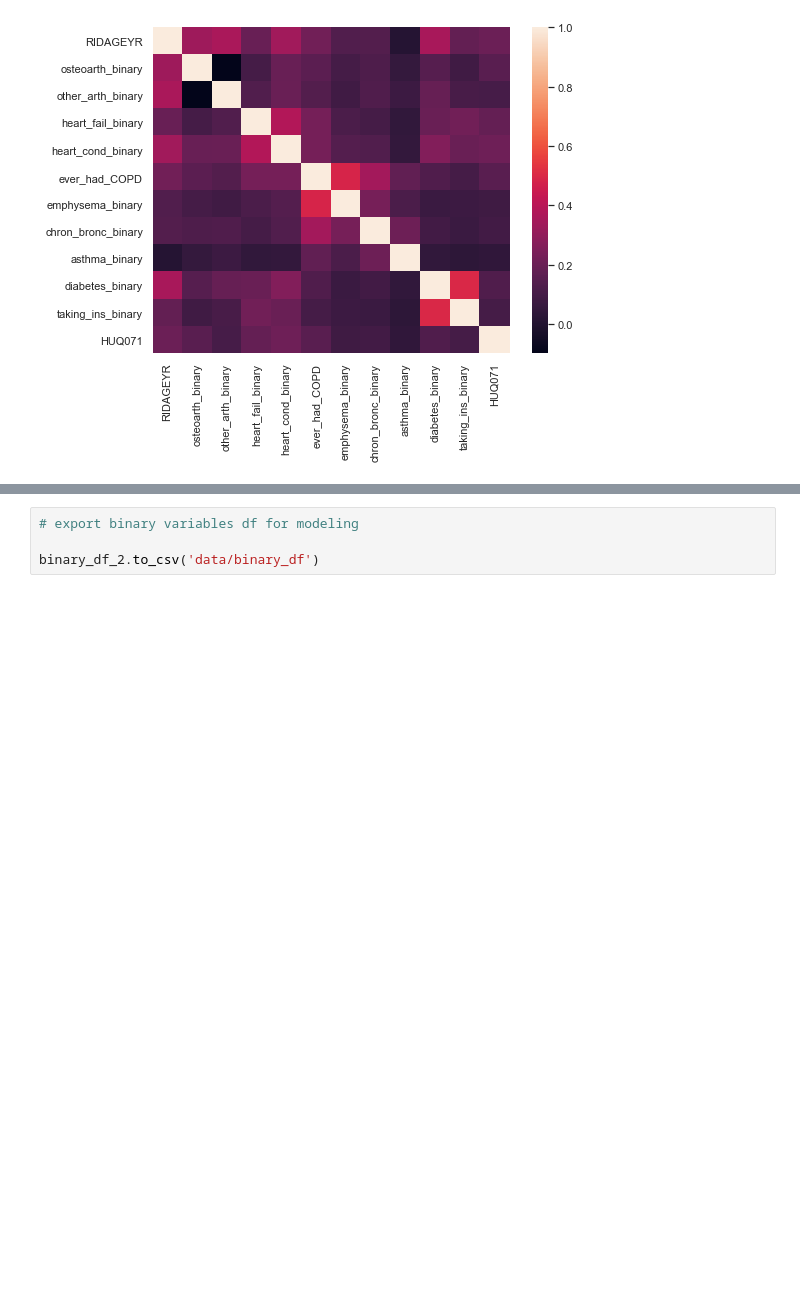
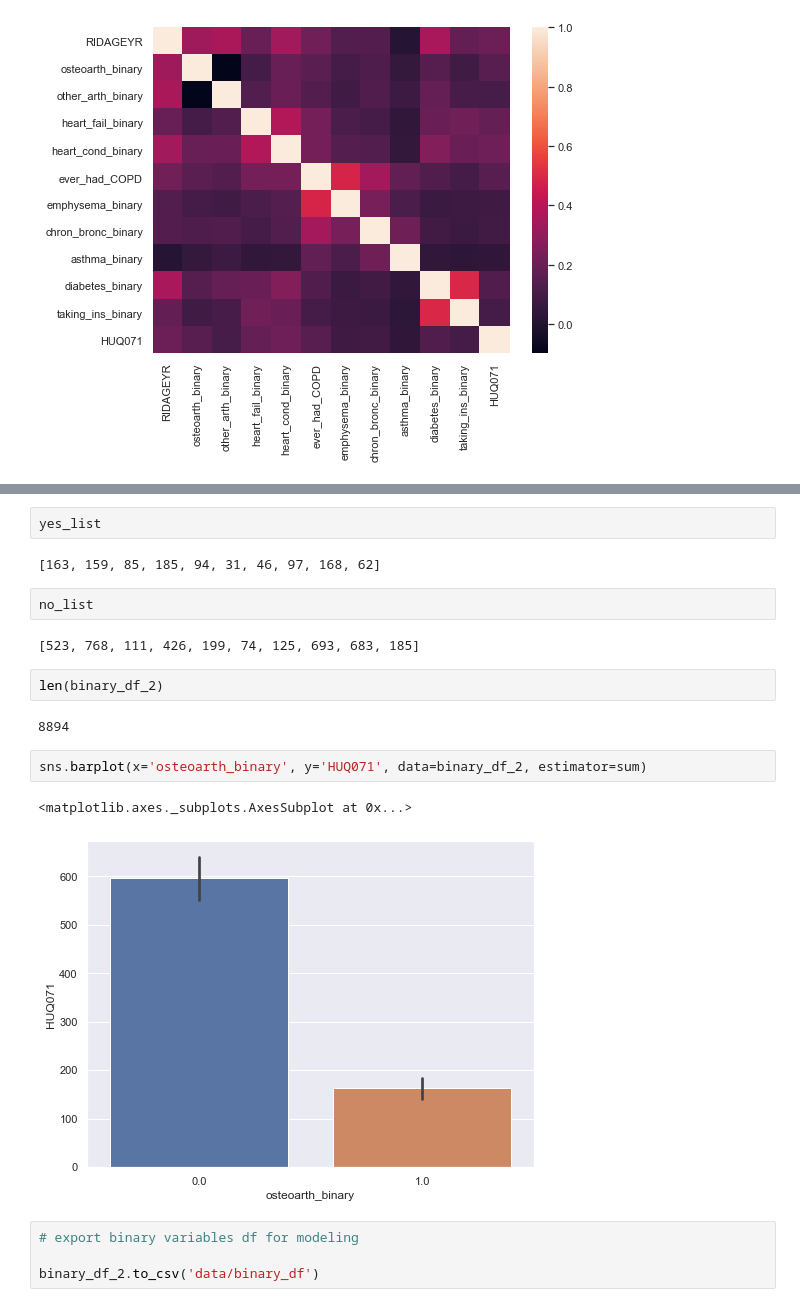
Before and after one commit to lilisbeit/Preventing-Hospitalizations, a Jupyter notebook: data-cleaning-and-feature-engineering.ipynb, the cells around one changed output, grey strips where cells are left out. Drawn from its saved outputs; the diff is of its cells as text; blank space fills up the shorter version.

```diff
--- a/data-cleaning-and-feature-engineering.ipynb
+++ b/data-cleaning-and-feature-engineering.ipynb
@@ -1498,3 +1551,20 @@ sns.heatmap(corr)
+# %%
+yes_list
+# %% [output]
+[163, 159, 85, 185, 94, 31, 46, 97, 168, 62]
+# %%
+no_list
+# %% [output]
+[523, 768, 111, 426, 199, 74, 125, 693, 683, 185]
+# %%
+len(binary_df_2)
+# %% [output]
+8894
+# %%
+sns.barplot(x='osteoarth_binary', y='HUQ071', data=binary_df_2, estimator=sum)
+# %% [output]
+<matplotlib.axes._subplots.AxesSubplot at 0x...>
+[figure, added]
 # %%
 # export binary variables df for modeling
 
```
Also changed, not shown: parts of 69 cells of this notebook.
